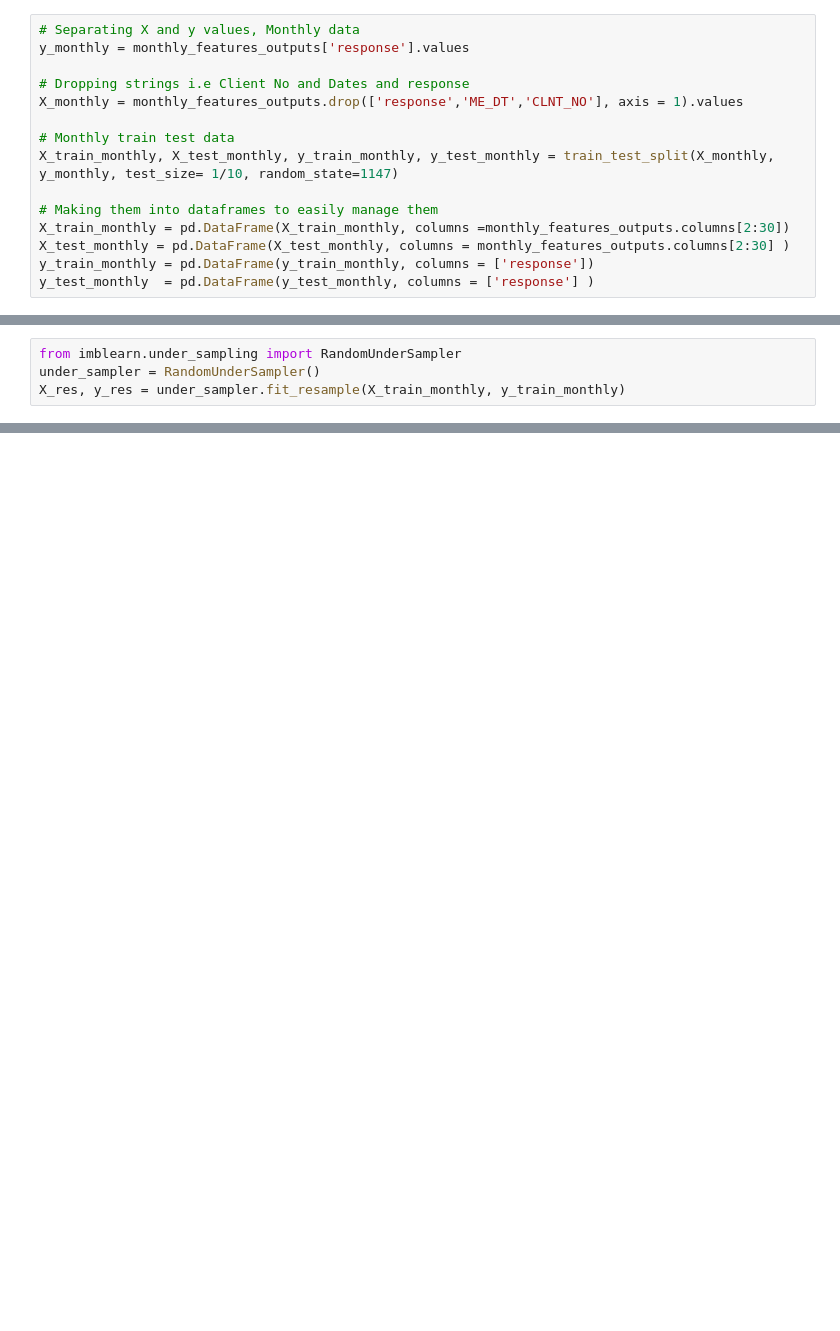
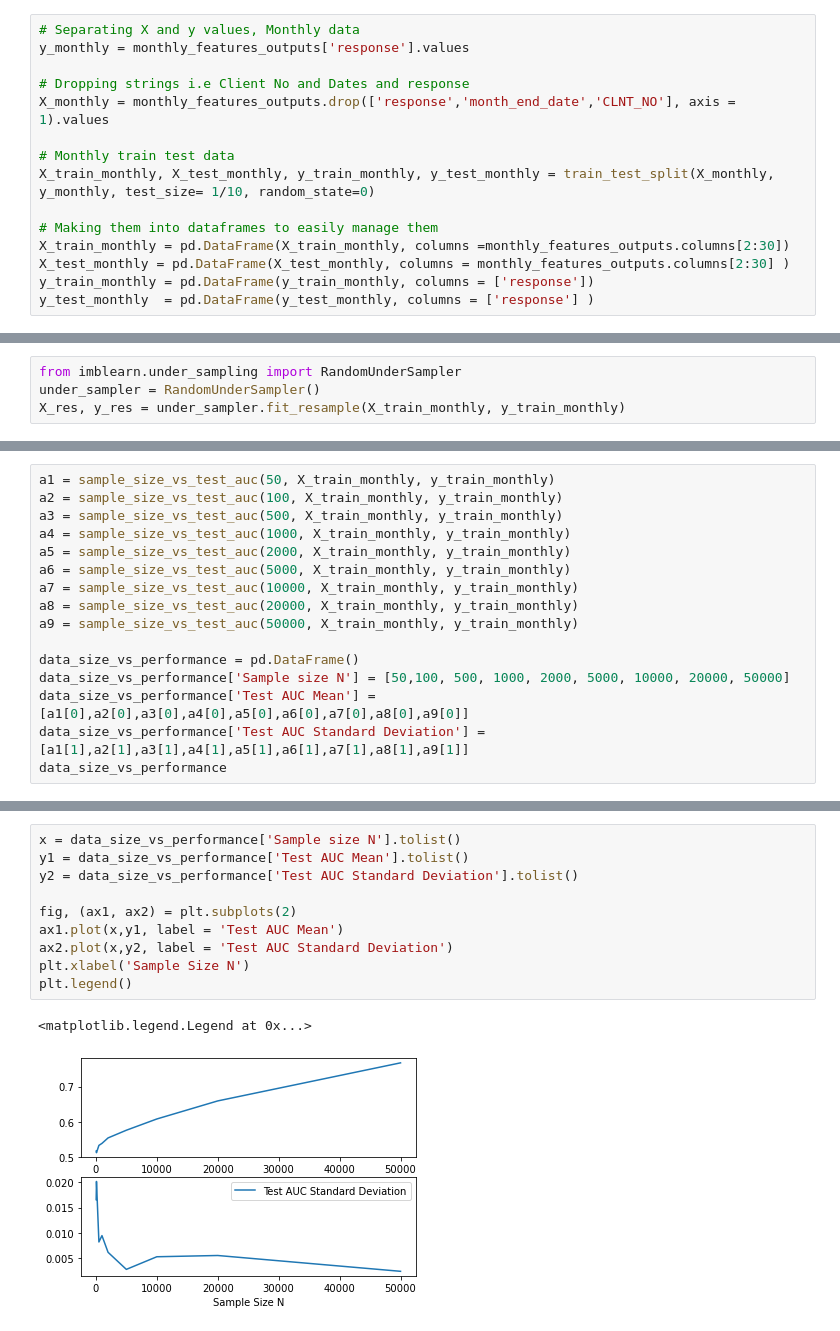
Before and after one commit to PortiaMasibi/Predicting-Response-to-Promotional-Campaign-, a Jupyter notebook: performance_analysis.ipynb, the cells around one changed output, grey strips where cells are left out. Saved outputs shown, nothing was run; the diff lists cells and outputs as text; blank space fills up the shorter version.

Commit message:
lime plots and model optimized

```diff
--- a/performance_analysis.ipynb
+++ b/performance_analysis.ipynb
@@ -90,10 +97,10 @@ monthly_features_outputs
 y_monthly = monthly_features_outputs['response'].values
 
 # Dropping strings i.e Client No and Dates and response
-X_monthly = monthly_features_outputs.drop(['response','ME_DT','CLNT_NO'], axis = 1).values
+X_monthly = monthly_features_outputs.drop(['response','month_end_date','CLNT_NO'], axis = 1).values
 
 # Monthly train test data
-X_train_monthly, X_test_monthly, y_train_monthly, y_test_monthly = train_test_split(X_monthly, y_monthly, test_size= 1/10, random_state=1147)
+X_train_monthly, X_test_monthly, y_train_monthly, y_test_monthly = train_test_split(X_monthly, y_monthly, test_size= 1/10, random_state=0)
 
 # Making them into dataframes to easily manage them
 X_train_monthly = pd.DataFrame(X_train_monthly, columns =monthly_features_outputs.columns[2:30])
@@ -734,0 +174,16 @@ plt.legend(loc='lower right')
+# %%
+a1 = sample_size_vs_test_auc(50, X_train_monthly, y_train_monthly)
+a2 = sample_size_vs_test_auc(100, X_train_monthly, y_train_monthly)
+a3 = sample_size_vs_test_auc(500, X_train_monthly, y_train_monthly)
+a4 = sample_size_vs_test_auc(1000, X_train_monthly, y_train_monthly)
+a5 = sample_size_vs_test_auc(2000, X_train_monthly, y_train_monthly)
+a6 = sample_size_vs_test_auc(5000, X_train_monthly, y_train_monthly)
+a7 = sample_size_vs_test_auc(10000, X_train_monthly, y_train_monthly)
+a8 = sample_size_vs_test_auc(20000, X_train_monthly, y_train_monthly)
+a9 = sample_size_vs_test_auc(50000, X_train_monthly, y_train_monthly)
+
+data_size_vs_performance = pd.DataFrame()
+data_size_vs_performance['Sample size N'] = [50,100, 500, 1000, 2000, 5000, 10000, 20000, 50000]
+data_size_vs_performance['Test AUC Mean'] = [a1[0],a2[0],a3[0],a4[0],a5[0],a6[0],a7[0],a8[0],a9[0]]
+data_size_vs_performance['Test AUC Standard Deviation'] = [a1[1],a2[1],a3[1],a4[1],a5[1],a6[1],a7[1],a8[1],a9[1]]
+data_size_vs_performance
@@ -734,0 +201,13 @@ plt.legend(loc='lower right')
+# %%
+x = data_size_vs_performance['Sample size N'].tolist()
+y1 = data_size_vs_performance['Test AUC Mean'].tolist()
+y2 = data_size_vs_performance['Test AUC Standard Deviation'].tolist()
+
+fig, (ax1, ax2) = plt.subplots(2)
+ax1.plot(x,y1, label = 'Test AUC Mean')
+ax2.plot(x,y2, label = 'Test AUC Standard Deviation')
+plt.xlabel('Sample Size N')
+plt.legend()
+# %% [output]
+<matplotlib.legend.Legend at 0x...>
+[figure, added]
```
Also changed, not shown: parts of 37 cells of this notebook.
